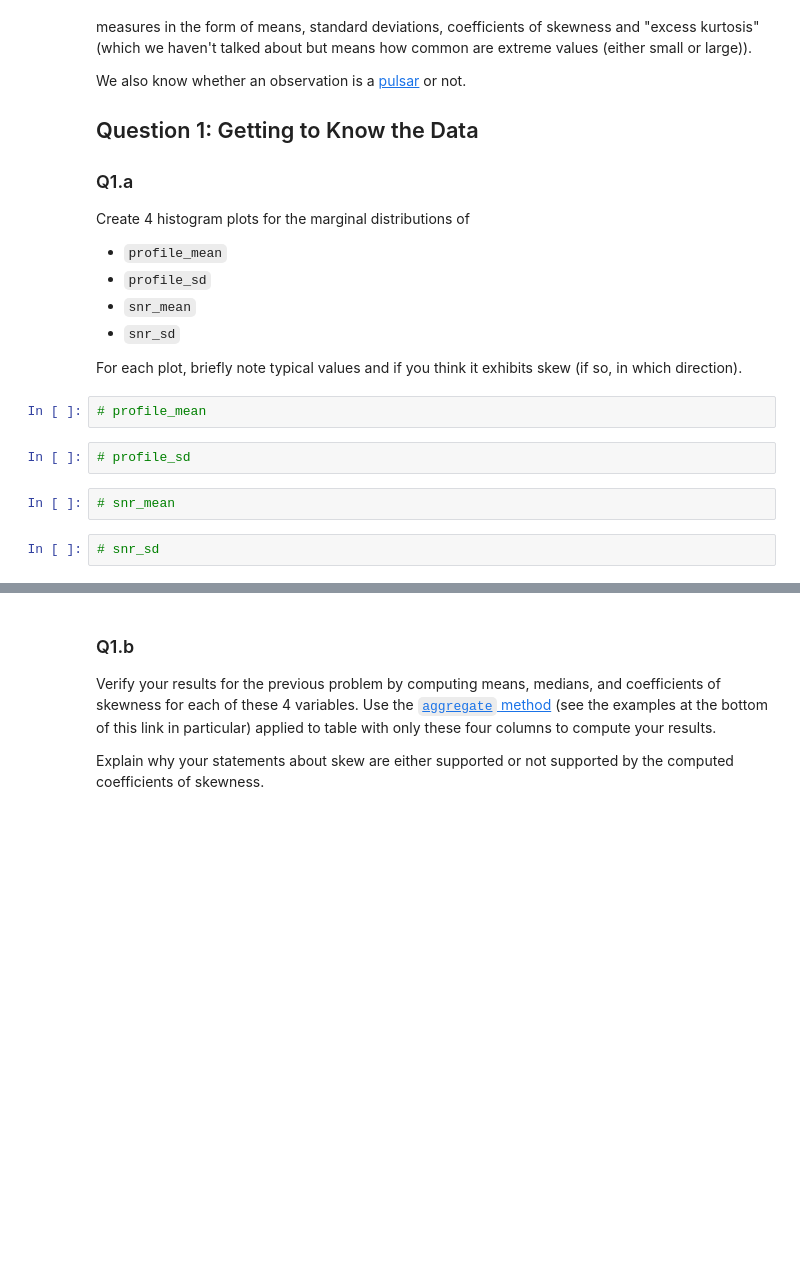
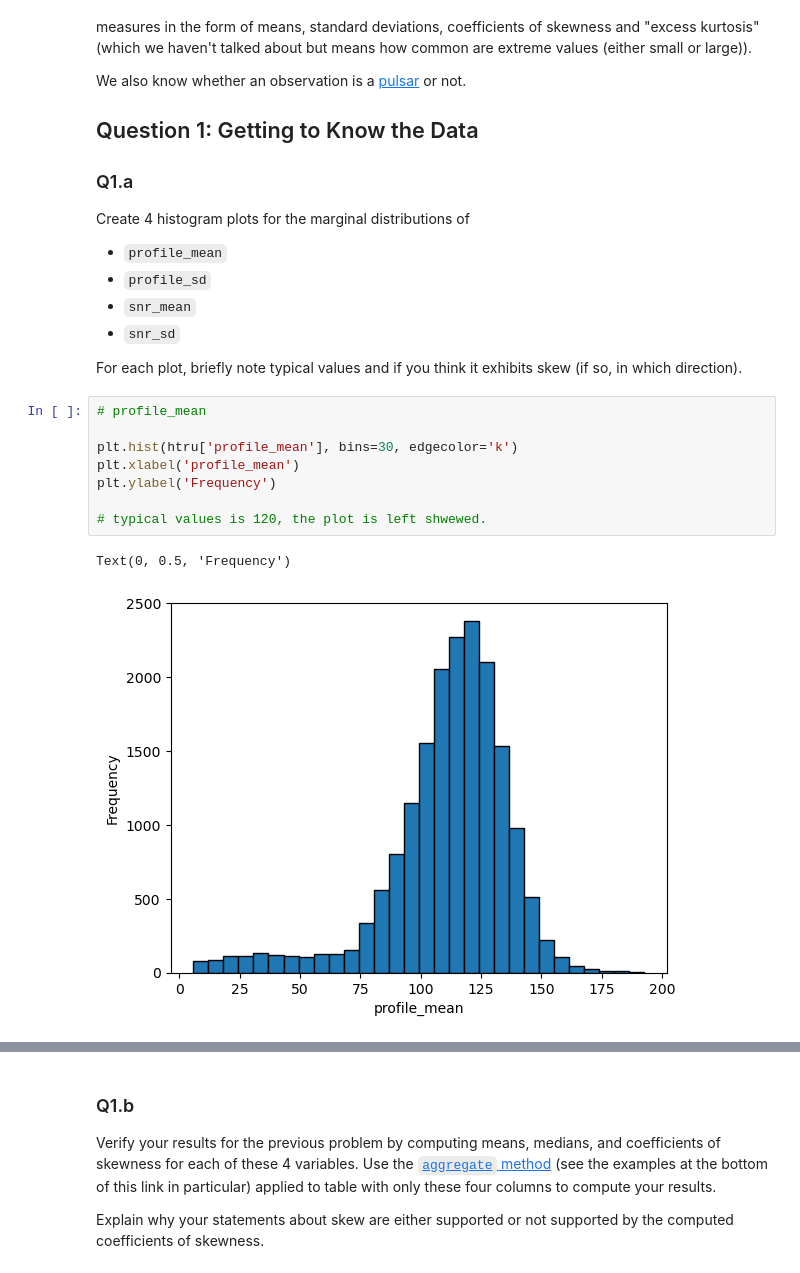
Before and after one commit to zhuol0129/homework-07-ZL, a Jupyter notebook: hw07.ipynb, the cells around one changed output, grey strips where cells are left out. Drawn from its saved outputs; the diff is of its cells as text; blank space fills up the shorter version.

```diff
--- a/hw07.ipynb
+++ b/hw07.ipynb
@@ -51,11 +51,14 @@ Create 4 histogram plots for the marginal distributions of
 - `snr_sd`
 
 For each plot, briefly note typical values and if you think it exhibits skew (if so, in which direction).
-# %%
-# profile_mean
-# %%
-# profile_sd
-# %%
-# snr_mean
-# %%
-# snr_sd
+# %%
+# profile_mean
+
+plt.hist(htru['profile_mean'], bins=30, edgecolor='k')
+plt.xlabel('profile_mean')
+plt.ylabel('Frequency')
+
+# typical values is 120, the plot is left shwewed.
+# %% [output]
+Text(0, 0.5, 'Frequency')
+[figure, added]
```
Also changed, not shown: parts of 23 cells of this notebook.
